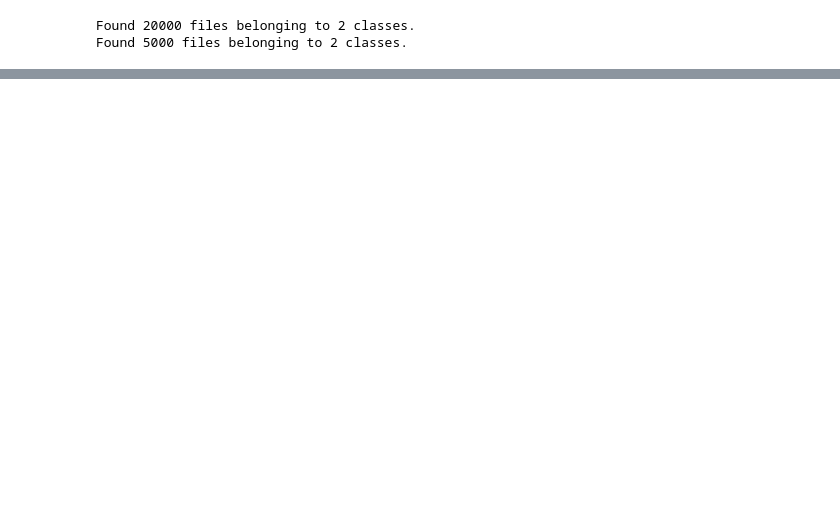
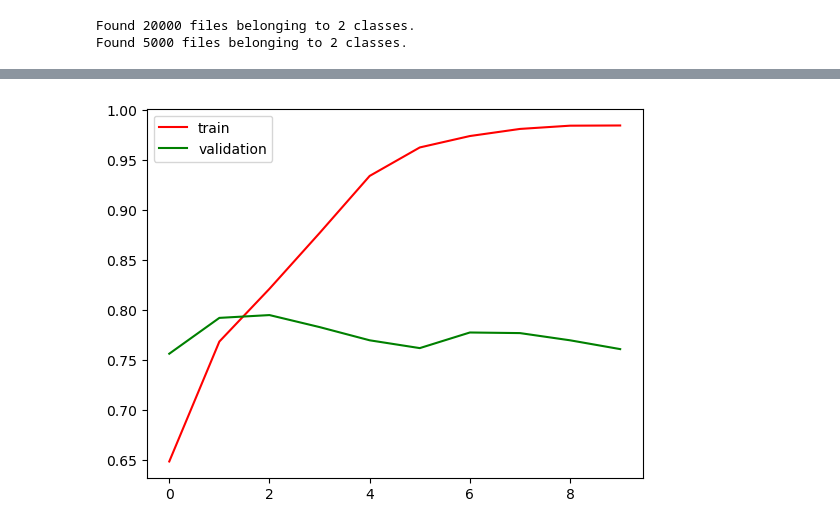
Before and after one commit to MDalamin5/DeepLearning-With-Pytorch-and-Tensorflow, a Jupyter notebook: Tensorflow/CampusX/CNN/Week-4/CatVSdog-img-classification/main.ipynb, the cells around one changed output, grey strips where cells are left out. Saved outputs shown, nothing was run; the diff lists cells and outputs as text; code cells hidden in the pictures; blank space fills up the shorter version.

Commit message:
images classification project done

```diff
--- a/Tensorflow/CampusX/CNN/Week-4/CatVSdog-img-classification/main.ipynb
+++ b/Tensorflow/CampusX/CNN/Week-4/CatVSdog-img-classification/main.ipynb
@@ -81,0 +99,9 @@ history = model.fit(train_ds, epochs=10, validation_data=validation_ds)
+# %%
+import matplotlib.pyplot as plt
+
+plt.plot(history.history['accuracy'], color='red', label='train')
+plt.plot(history.history['val_accuracy'], color='green', label='validation')
+plt.legend()
+plt.show()
+# %% [output]
+[figure, added]
```
Also changed, not shown: parts of 22 cells of this notebook, 2 other files.
